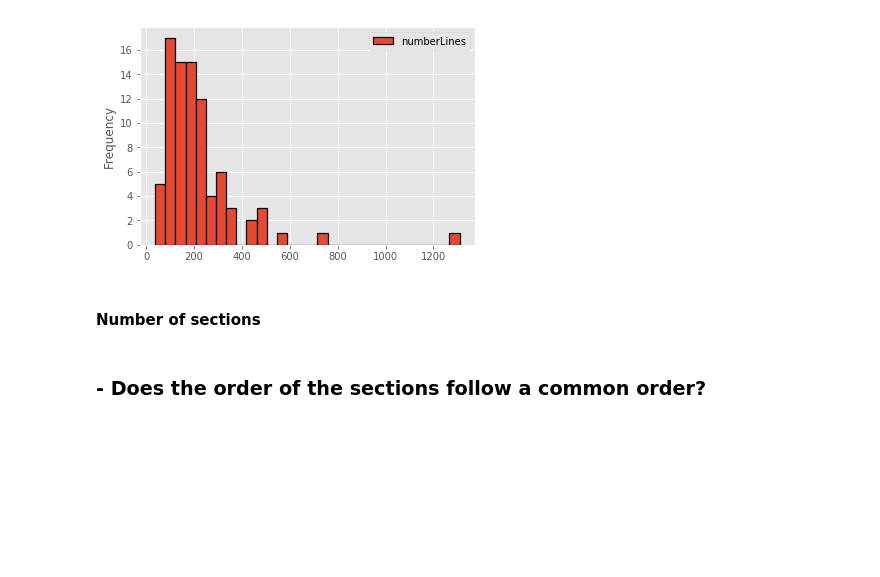
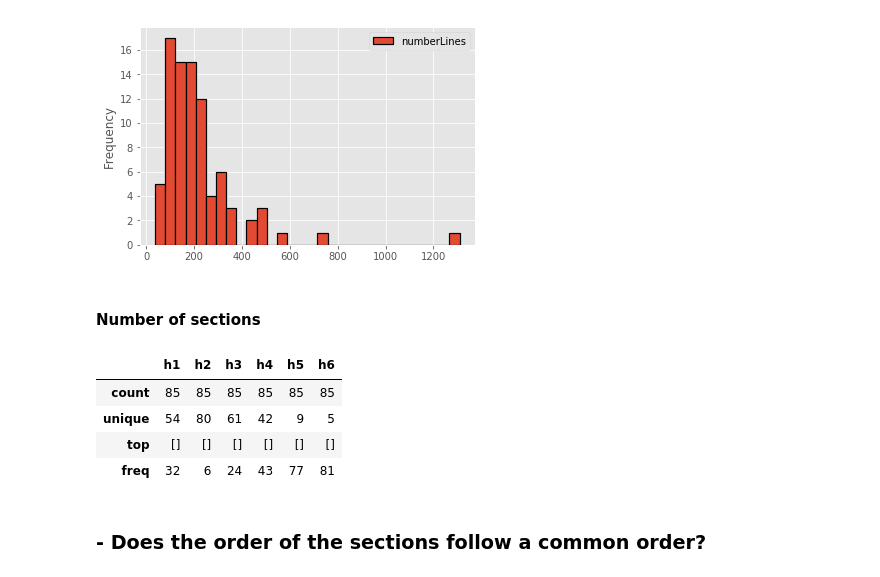
Before and after one commit to hpbl/2018-2-projeto-bubads, a Jupyter notebook: Notebooks/Analysis.ipynb, the cells around one changed output. Drawn from its saved outputs; the diff is of its cells as text; code cells hidden in the pictures; blank space fills up the shorter version.

```diff
--- a/Notebooks/Analysis.ipynb
+++ b/Notebooks/Analysis.ipynb
@@ -115,5 +121,22 @@ linesDF.plot.hist(bins=30, edgecolor='black', linewidth=1.2)
 [figure]
 # %% [markdown]
 #### Number of sections
+# %%
+h1s = list(map(lambda x: x.find_all('h1'), parsedPages))
+h2s = list(map(lambda x: x.find_all('h2'), parsedPages))
+h3s = list(map(lambda x: x.find_all('h3'), parsedPages))
+h4s = list(map(lambda x: x.find_all('h4'), parsedPages))
+h5s = list(map(lambda x: x.find_all('h5'), parsedPages))
+h6s = list(map(lambda x: x.find_all('h6'), parsedPages))
+
+headersDF = pd.DataFrame({'h1': h1s, 'h2': h2s, 'h3': h3s, 'h4': h4s, 'h5': h5s, 'h6': h6s})
+
+headersDF.describe()
+# %% [output]
+|  | h1 | h2 | h3 | h4 | h5 | h6 |
+| count | 85 | 85 | 85 | 85 | 85 | 85 |
+| unique | 54 | 80 | 61 | 42 | 9 | 5 |
+| top | [] | [] | [] | [] | [] | [] |
+| freq | 32 | 6 | 24 | 43 | 77 | 81 |
 # %% [markdown]
 ### - Does the order of the sections follow a common order?
```
Also changed, not shown: parts of 1 cell of this notebook.
